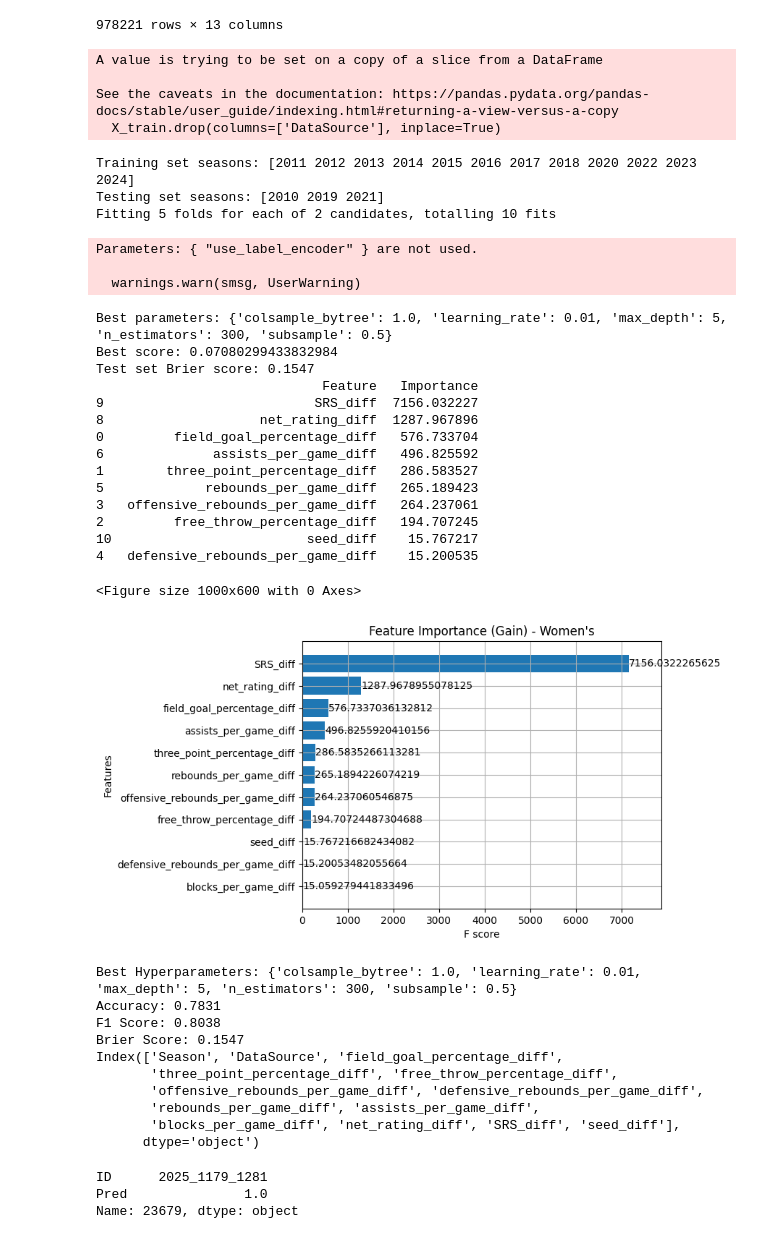
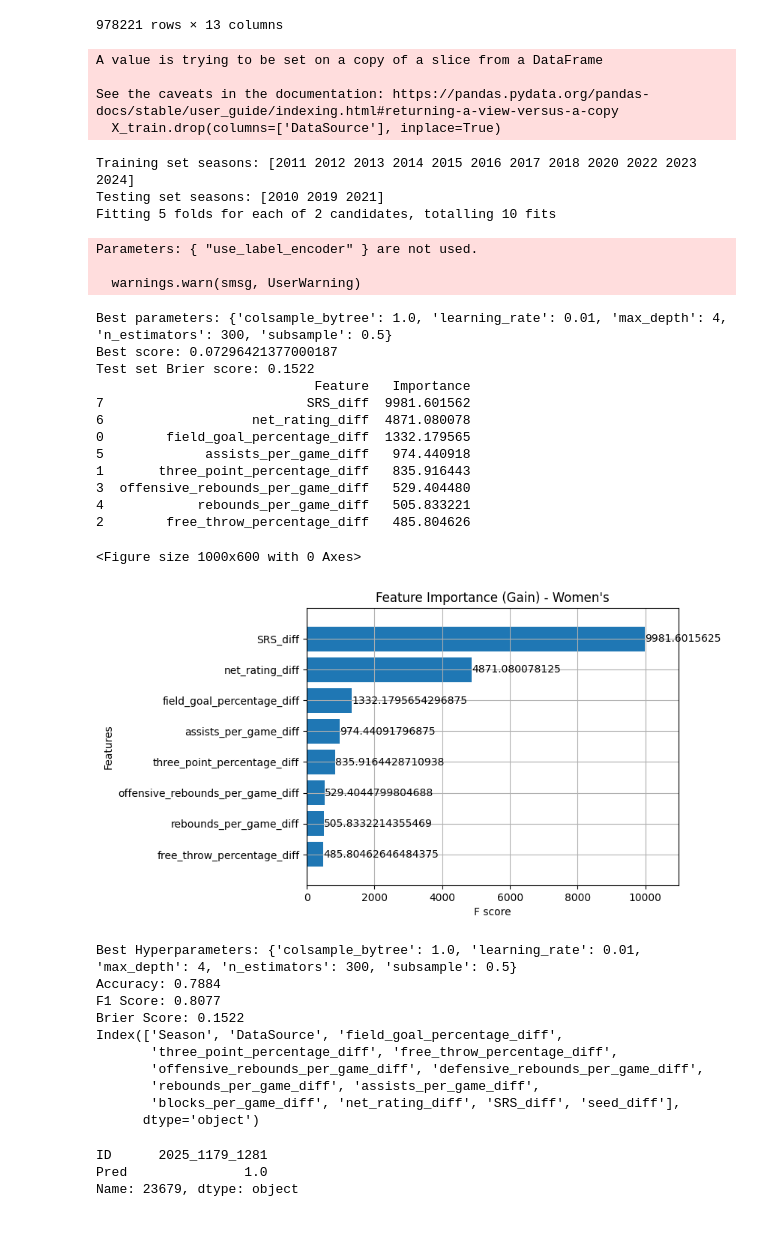
Before and after one commit to hgc2024/March_Madness_2025_Kaggle, a Jupyter notebook: source_jupyter.ipynb, the cells around one changed output. Saved outputs shown, nothing was run; the diff lists cells and outputs as text; code cells hidden in the pictures.

Commit message:
Created a bracket for XGBoost.

```diff
--- a/source_jupyter.ipynb
+++ b/source_jupyter.ipynb
@@ -1485,23 +1503,23 @@ from xgboost import XGBClassifier, plot_importance
 from sklearn.model_selection import GridSearchCV
 from sklearn.metrics import accuracy_score, f1_score, brier_score_loss
 import os
-from sklearn.ensemble import RandomForestClassifier
 
-# Define the Random Forest model
-
-# Create Random Forest model
-rf_model = RandomForestClassifier(
-    random_state=42,  # For reproducibility
-    n_jobs=-1,        # Use all available cores
-    class_weight='balanced'  # Handle potential class imbalance
+# Define the XGBoost model with proper handling of categorical features
+xgb_model = XGBClassifier(
+    objective='binary:logistic',
+    eval_metric='logloss',
+    use_label_encoder=False,
+    enable_categorical=True,
+    random_state=42  # For reproducibility
 )
 
 # Define hyperparameters for GridSearchCV
 param_grid = {
-    'n_estimators': [100, 200, 300],
-    'max_depth': [None, 10, 20],
-    'min_samples_split': [2, 5, 10],
-    'min_samples_leaf': [1, 2, 4]
+    'n_estimators': [300],
+    'max_depth': [3, 4],
+    'learning_rate': [0.01],
+    'subsample': [0.5],
+    'colsample_bytree': [1.0]
 }
 
 # Use GridSearchCV for hyperparameter tuning
@@ -1511,12 +1529,13 @@ total_cores = os.cpu_count()
 cores_to_use = max(1, total_cores // 2)
 
 grid_search = GridSearchCV(
-    estimator=rf_model,
+    estimator=xgb_model,
     param_grid=param_grid,
     scoring='neg_brier_score',
     cv=5,
     n_jobs=cores_to_use,
-    verbose=1
+    verbose=1,
+    error_score='raise'
 )
 
 # Fit the model
@@ -1552,48 +1571,46 @@ importance_df.to_csv(importance_df_path, index=False)
 print(importance_df.head(10))
 
 # Plot feature importance
 plt.figure(figsize=(10, 6))
 plot_importance(best_model, importance_type='gain', max_num_features=20, height=0.8)
 plt.title('Feature Importance (Gain) - Women\'s')
 
 # Save the figure
 importance_plot_dir = r"C:\Users\henry-cao-local\Desktop\Self_Learning\Kaggle\March_Machine_Learning_Mania_2025\March_Madness_2025_Kaggle\Feature_Importance"
 importance_plot_path = os.path.join(importance_plot_dir, 'importance_plot_w_v7.png')
 plt.savefig(importance_plot_path)
 
 plt.show()
 
 # Save the best model
 best_model_dir = r"C:\Users\henry-cao-local\Desktop\Self_Learning\Kaggle\March_Machine_Learning_Mania_2025\March_Madness_2025_Kaggle\Models"
 best_model_path = os.path.join(best_model_dir, 'best_model_w_v7')
 best_model.save_model(best_model_path)
 # %% [output]
 A value is trying to be set on a copy of a slice from a DataFrame
 
 See the caveats in the documentation: https://pandas.pydata.org/pandas-docs/stable/user_guide/indexing.html#returning-a-view-versus-a-copy
   X_train.drop(columns=['DataSource'], inplace=True)
 Training set seasons: [2011 2012 2013 2014 2015 2016 2017 2018 2020 2022 2023 2024]
 Testing set seasons: [2010 2019 2021]
 Fitting 5 folds for each of 2 candidates, totalling 10 fits
 Parameters: { "use_label_encoder" } are not used.
 
   warnings.warn(smsg, UserWarning)
-Best parameters: {'colsample_bytree': 1.0, 'learning_rate': 0.01, 'max_depth': 5, 'n_estimators': 300, 'subsample': 0.5}
-Best score: 0.07080299433832984
-Test set Brier score: 0.1547
-                             Feature   Importance
-9                           SRS_diff  7156.032227
-8                    net_rating_diff  1287.967896
-0         field_goal_percentage_diff   576.733704
-6              assists_per_game_diff   496.825592
-1        three_point_percentage_diff   286.583527
-5             rebounds_per_game_diff   265.189423
-3   offensive_rebounds_per_game_diff   264.237061
-2         free_throw_percentage_diff   194.707245
-10                         seed_diff    15.767217
-4   defensive_rebounds_per_game_diff    15.200535
+Best parameters: {'colsample_bytree': 1.0, 'learning_rate': 0.01, 'max_depth': 4, 'n_estimators': 300, 'subsample': 0.5}
+Best score: 0.07296421377000187
+Test set Brier score: 0.1522
+                            Feature   Importance
+7                          SRS_diff  9981.601562
+6                   net_rating_diff  4871.080078
+0        field_goal_percentage_diff  1332.179565
+5             assists_per_game_diff   974.440918
+1       three_point_percentage_diff   835.916443
+3  offensive_rebounds_per_game_diff   529.404480
+4            rebounds_per_game_diff   505.833221
+2        free_throw_percentage_diff   485.804626
 <Figure size 1000x600 with 0 Axes>
-[figure, old version]
+[figure, new version]
 # %%
 # Make predictions for the women's model
 y_pred = best_model.predict(X_test)
@@ -1689,10 +1706,10 @@ submission_2025_dir = r"C:\Users\henry-cao-local\Desktop\Self_Learning\Kaggle\Ma
 submission_2025_path = os.path.join(submission_2025_dir, 'submission_2025_w_v7.csv')
 submission_2025_w.to_csv(submission_2025_path, index=False)
 # %% [output]
-Best Hyperparameters: {'colsample_bytree': 1.0, 'learning_rate': 0.01, 'max_depth': 5, 'n_estimators': 300, 'subsample': 0.5}
-Accuracy: 0.7831
-F1 Score: 0.8038
-Brier Score: 0.1547
+Best Hyperparameters: {'colsample_bytree': 1.0, 'learning_rate': 0.01, 'max_depth': 4, 'n_estimators': 300, 'subsample': 0.5}
+Accuracy: 0.7884
+F1 Score: 0.8077
+Brier Score: 0.1522
 Index(['Season', 'DataSource', 'field_goal_percentage_diff',
        'three_point_percentage_diff', 'free_throw_percentage_diff',
        'offensive_rebounds_per_game_diff', 'defensive_rebounds_per_game_diff',
```
Also changed, not shown: parts of 6 cells of this notebook, 22 other files.
